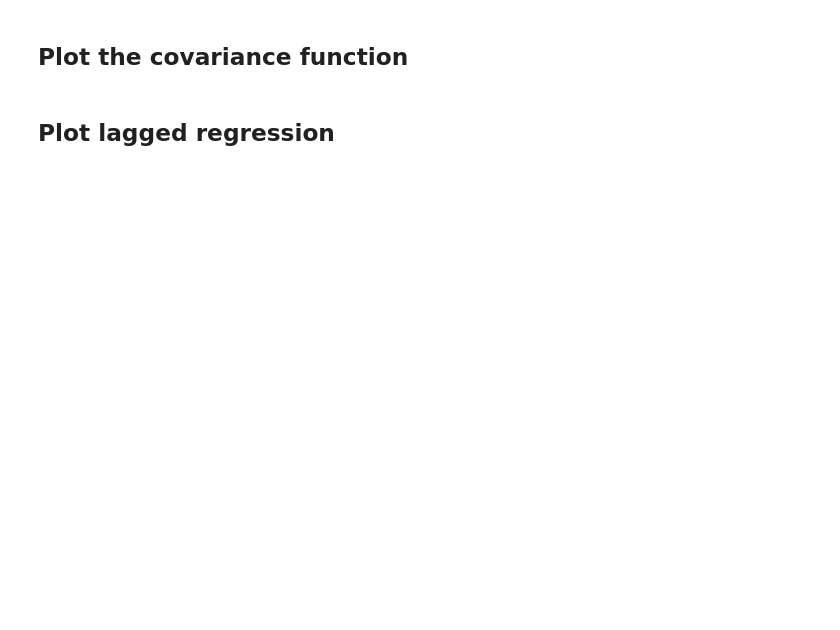
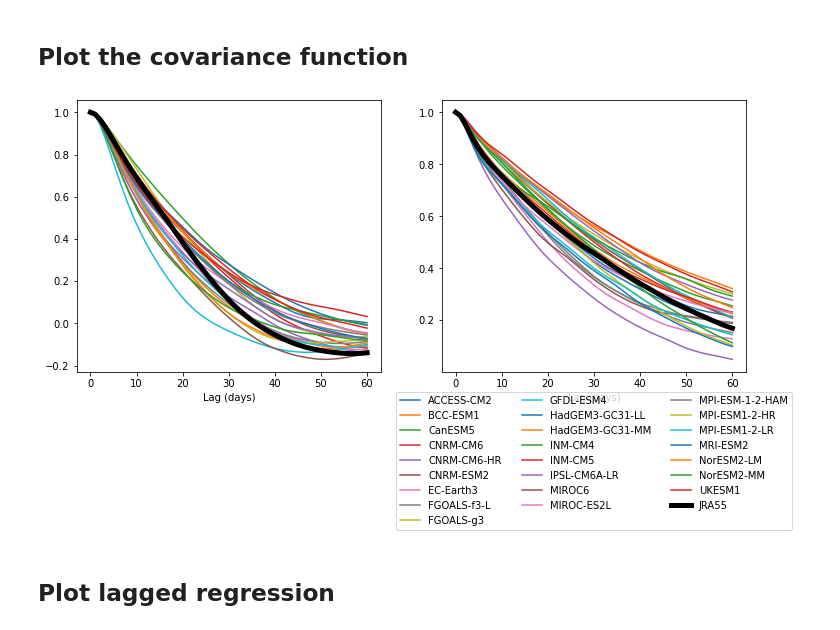
Before and after one commit to gchenpu/python, a Jupyter notebook: AM_indices/read_AM_index_cmip6.ipynb, the cells around one changed output. Drawn from its saved outputs; the diff is of its cells as text; code cells hidden in the pictures; blank space fills up the shorter version.

```diff
--- a/AM_indices/read_AM_index_cmip6.ipynb
+++ b/AM_indices/read_AM_index_cmip6.ipynb
@@ -171,18 +166,56 @@ ax1.grid()
 # %% [markdown]
 ## Plot the covariance function
-# %%
-from AM_plot_mod import plot_cov
-
-D1 = Reanalysis(name_dir='jra_55', year_start=1958, year_end=2016, name='JRA55', \
-        annual_cycle_fft=4, running_mean=0, save_index=False)
-D1.load_data()
-
-y = D1.NAM.data  # remove the mask in NAM
-plot_cov(y)
-plt.gca().set_title('all levels')
-
-k = np.isin(D1.level, 500).nonzero()[0][0]
-plot_cov(y[:, k][:, None])
-plt.gca().set_title(f"p={D1.level[k]:.0f} hPa")
+# %%
+# from AM_plot_mod import plot_cov
+def plot_cov(data, p_level, lag_time=60, plot="NAM"):
+
+    if plot == "NAM":
+        y = data.NAM.data
+    else:
+        y = data.SAM.data
+    k = np.isin(data.level, p_level).nonzero()[0][0]
+    data_size = len(y)
+    lags = np.linspace(0, lag_time, lag_time+1)
+    Ct = np.array([y[lag:, k].T @ y[0:data_size-lag, k] / (data_size-lag) for lag in np.arange(0, lag_time+1)])
+
+    # # fitting to an exp function
+    # from scipy.optimize import curve_fit
+    # func = lambda x, b: np.exp(-b * x)
+    # popt, pcov = curve_fit(func, lags, Ct/Ct[0])
+
+    # fig1 = plt.figure(figsize=(12,5))
+    # ax1 = fig1.add_subplot(1,2,1)
+    ax1.plot(lags, Ct/Ct[0], label=data.name)
+    # ax1.plot(lags, func(lags, *popt), '--k', label=f'exp(-t/{1/popt[0]:.1f})')
+    ax1.set_xlabel('Lag (days)')
+    # ax1.legend()
+
+# y = D0.NAM.data  # remove the mask in NAM
+
+y = D0.NAM.data
+lag_time = 60
+k = np.isin(D0.level, p_level).nonzero()[0][0]
+data_size = len(y)
+lags = np.linspace(0, lag_time, lag_time+1)
+Ct = np.array([y[lag:, k].T @ y[0:data_size-lag, k] / (data_size-lag) for lag in np.arange(0, lag_time+1)])
+
+fig = plt.figure(figsize=(12,5))
+ax1 = fig.add_subplot(1, 2, 1)
+for i, D in enumerate(D_list):
+    plot_cov(D, p_level=10, lag_time=lag_time, plot="NAM")
+ax1.plot(lags, Ct/Ct[0], color='k', linewidth=5, label=D0.name)
+
+y = D0.SAM.data
+data_size = len(y)
+Ct = np.array([y[lag:, k].T @ y[0:data_size-lag, k] / (data_size-lag) for lag in np.arange(0, lag_time+1)])
+
+ax1 = fig.add_subplot(1, 2, 2)
+for i, D in enumerate(D_list):
+    plot_cov(D, p_level=10, lag_time=lag_time, plot="SAM")
+ax1.plot(lags, Ct/Ct[0], color='k', linewidth=5, label=D0.name)
+
+legend = ax1.legend(bbox_to_anchor=(0.5,-0.6), loc='lower center', ncol=3)
+# %% [output]
+[figure, added]
 # %% [markdown]
 ## Plot lagged regression
```
Also changed, not shown: parts of 17 cells of this notebook, 4 other files.
